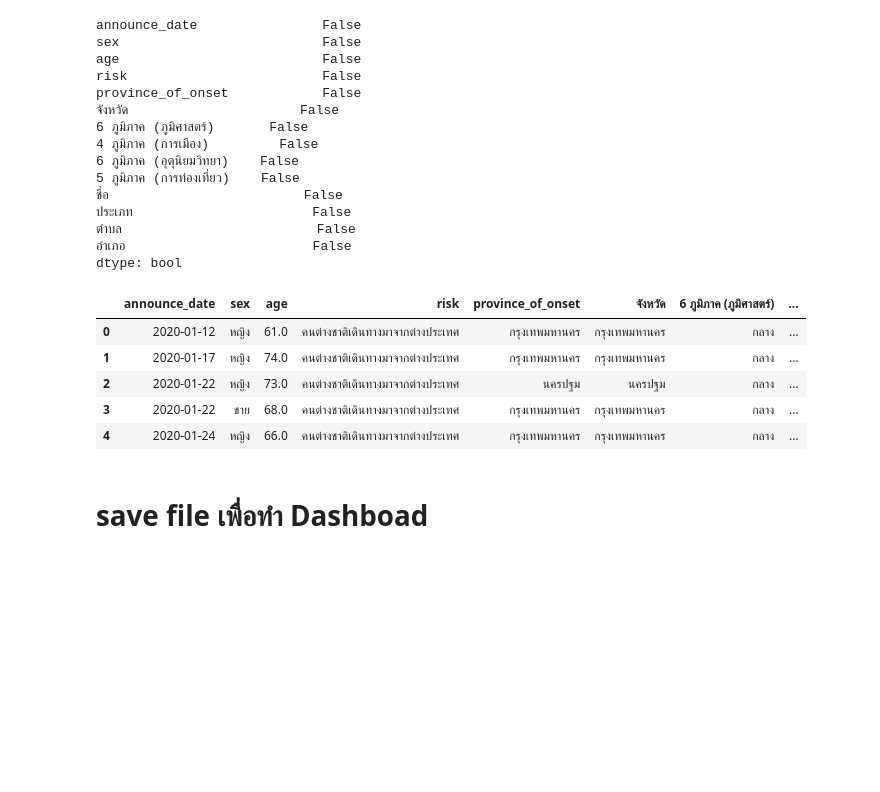
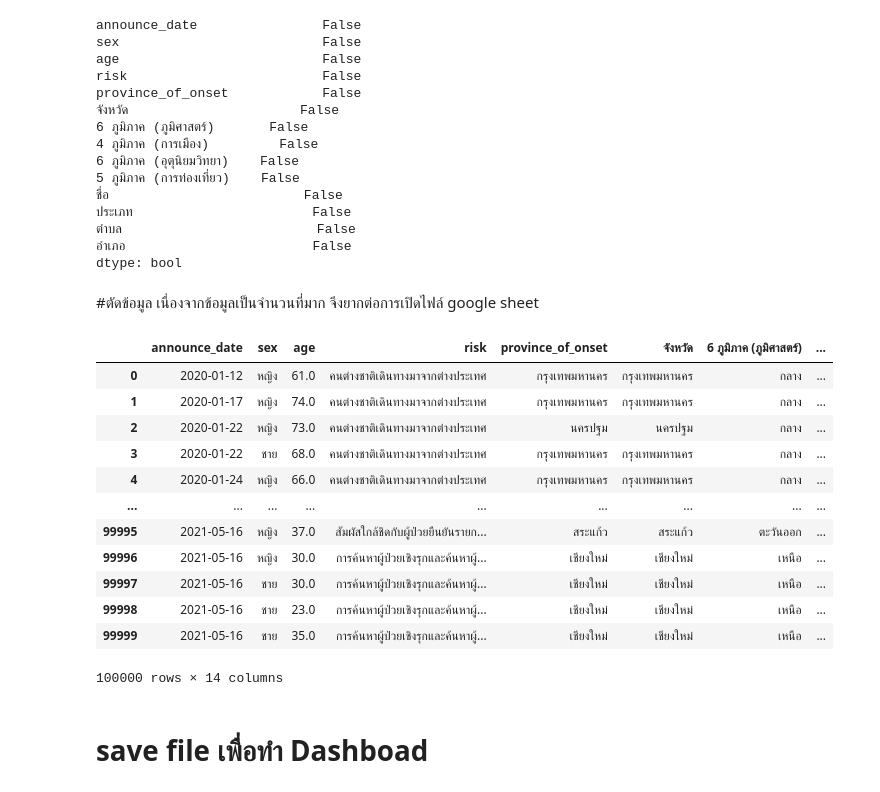
Before and after one commit to suwitchaya17/data_viz_2022, a Jupyter notebook: Dashboard_project.ipynb, the cells around one changed output. Cells and saved outputs as stored; diff of their text form; code cells hidden in the pictures; blank space fills up the shorter version.

Commit message:
new dashboard

```diff
--- a/Dashboard_project.ipynb
+++ b/Dashboard_project.ipynb
@@ -609,15 +609,25 @@ province_of_onset            False
 ตำบล                         False
 อำเภอ                        False
 dtype: bool
-# %%
-dashboard_data_updated.head()
-# %% [output]
-|  | announce_date | sex | age | risk | province_of_onset | จังหวัด | 6 ภูมิภาค (ภูมิศาสตร์) | ... |
-| 0 | 2020-01-12 | หญิง | 61.0 | คนต่างชาติเดินทางมาจากต่างประเทศ | กรุงเทพมหานคร | กรุงเทพมหานคร | กลาง | ... |
-| 1 | 2020-01-17 | หญิง | 74.0 | คนต่างชาติเดินทางมาจากต่างประเทศ | กรุงเทพมหานคร | กรุงเทพมหานคร | กลาง | ... |
-| 2 | 2020-01-22 | หญิง | 73.0 | คนต่างชาติเดินทางมาจากต่างประเทศ | นครปฐม | นครปฐม | กลาง | ... |
-| 3 | 2020-01-22 | ชาย | 68.0 | คนต่างชาติเดินทางมาจากต่างประเทศ | กรุงเทพมหานคร | กรุงเทพมหานคร | กลาง | ... |
-| 4 | 2020-01-24 | หญิง | 66.0 | คนต่างชาติเดินทางมาจากต่างประเทศ | กรุงเทพมหานคร | กรุงเทพมหานคร | กลาง | ... |
+# %% [markdown]
+#ตัดข้อมูล เนื่องจากข้อมูลเป็นจำนวนที่มาก จึงยากต่อการเปิดไฟล์ google sheet
+# %%
+databoard_new = dashboard_data_updated.iloc[0:100000,:] #เรียกดูตารางใหม่ที่ตัดออกมา จะได้วันที่ 12/01/2022 ถึง 16/05/2022
+databoard_new
+# %% [output]
+|  | announce_date | sex | age | risk | province_of_onset | จังหวัด | 6 ภูมิภาค (ภูมิศาสตร์) | ... |
+| 0 | 2020-01-12 | หญิง | 61.0 | คนต่างชาติเดินทางมาจากต่างประเทศ | กรุงเทพมหานคร | กรุงเทพมหานคร | กลาง | ... |
+| 1 | 2020-01-17 | หญิง | 74.0 | คนต่างชาติเดินทางมาจากต่างประเทศ | กรุงเทพมหานคร | กรุงเทพมหานคร | กลาง | ... |
+| 2 | 2020-01-22 | หญิง | 73.0 | คนต่างชาติเดินทางมาจากต่างประเทศ | นครปฐม | นครปฐม | กลาง | ... |
+| 3 | 2020-01-22 | ชาย | 68.0 | คนต่างชาติเดินทางมาจากต่างประเทศ | กรุงเทพมหานคร | กรุงเทพมหานคร | กลาง | ... |
+| 4 | 2020-01-24 | หญิง | 66.0 | คนต่างชาติเดินทางมาจากต่างประเทศ | กรุงเทพมหานคร | กรุงเทพมหานคร | กลาง | ... |
+| ... | ... | ... | ... | ... | ... | ... | ... | ... |
+| 99995 | 2021-05-16 | หญิง | 37.0 | สัมผัสใกล้ชิดกับผู้ป่วยยืนยันรายก... | สระแก้ว | สระแก้ว | ตะวันออก | ... |
+| 99996 | 2021-05-16 | หญิง | 30.0 | การค้นหาผู้ป่วยเชิงรุกและค้นหาผู้... | เชียงใหม่ | เชียงใหม่ | เหนือ | ... |
+| 99997 | 2021-05-16 | ชาย | 30.0 | การค้นหาผู้ป่วยเชิงรุกและค้นหาผู้... | เชียงใหม่ | เชียงใหม่ | เหนือ | ... |
+| 99998 | 2021-05-16 | ชาย | 23.0 | การค้นหาผู้ป่วยเชิงรุกและค้นหาผู้... | เชียงใหม่ | เชียงใหม่ | เหนือ | ... |
+| 99999 | 2021-05-16 | ชาย | 35.0 | การค้นหาผู้ป่วยเชิงรุกและค้นหาผู้... | เชียงใหม่ | เชียงใหม่ | เหนือ | ... |
+100000 rows × 14 columns
 # %% [markdown]
 # save file เพื่อทำ Dashboad
 # %%
```
Also changed, not shown: parts of 1 cell of this notebook.
